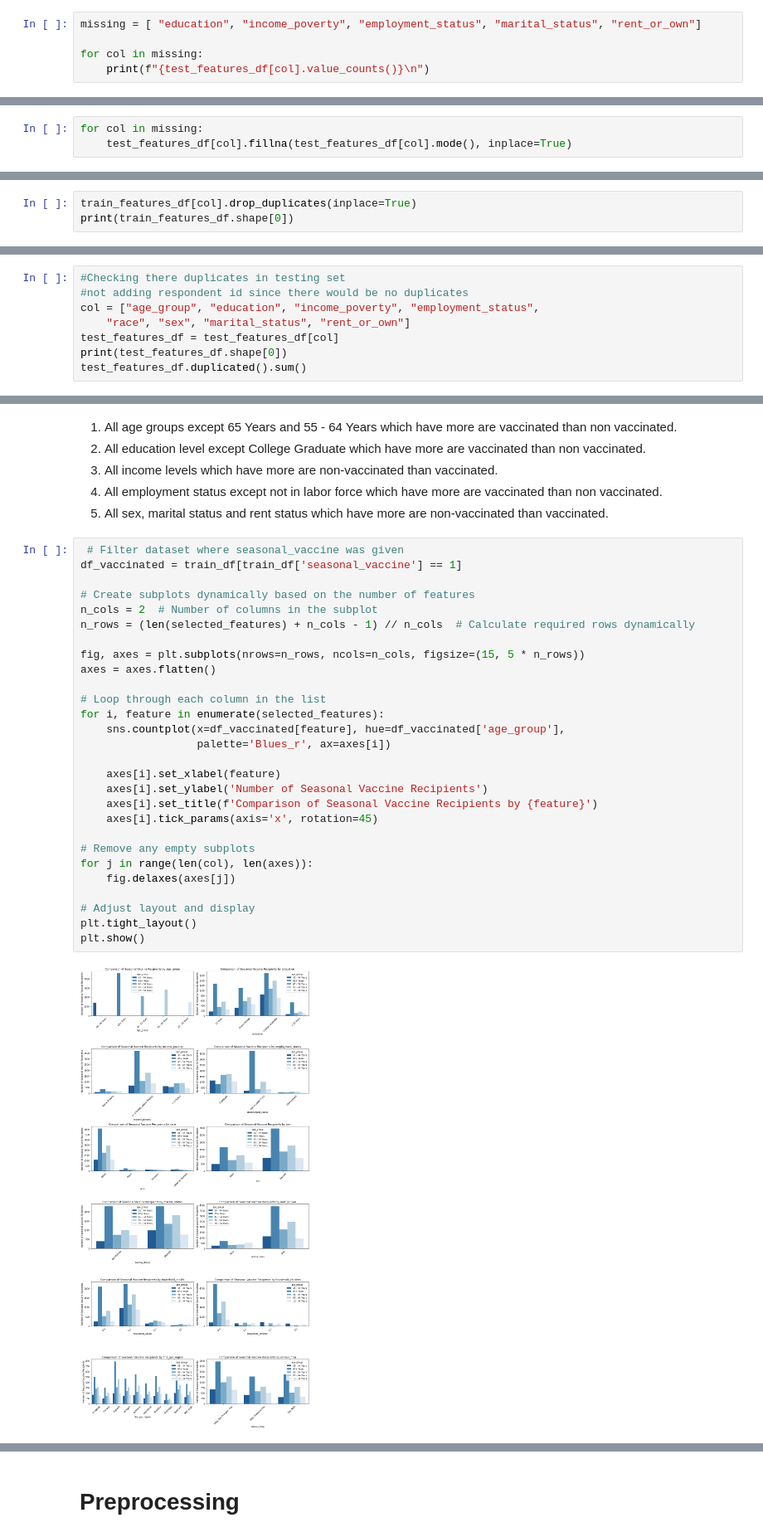
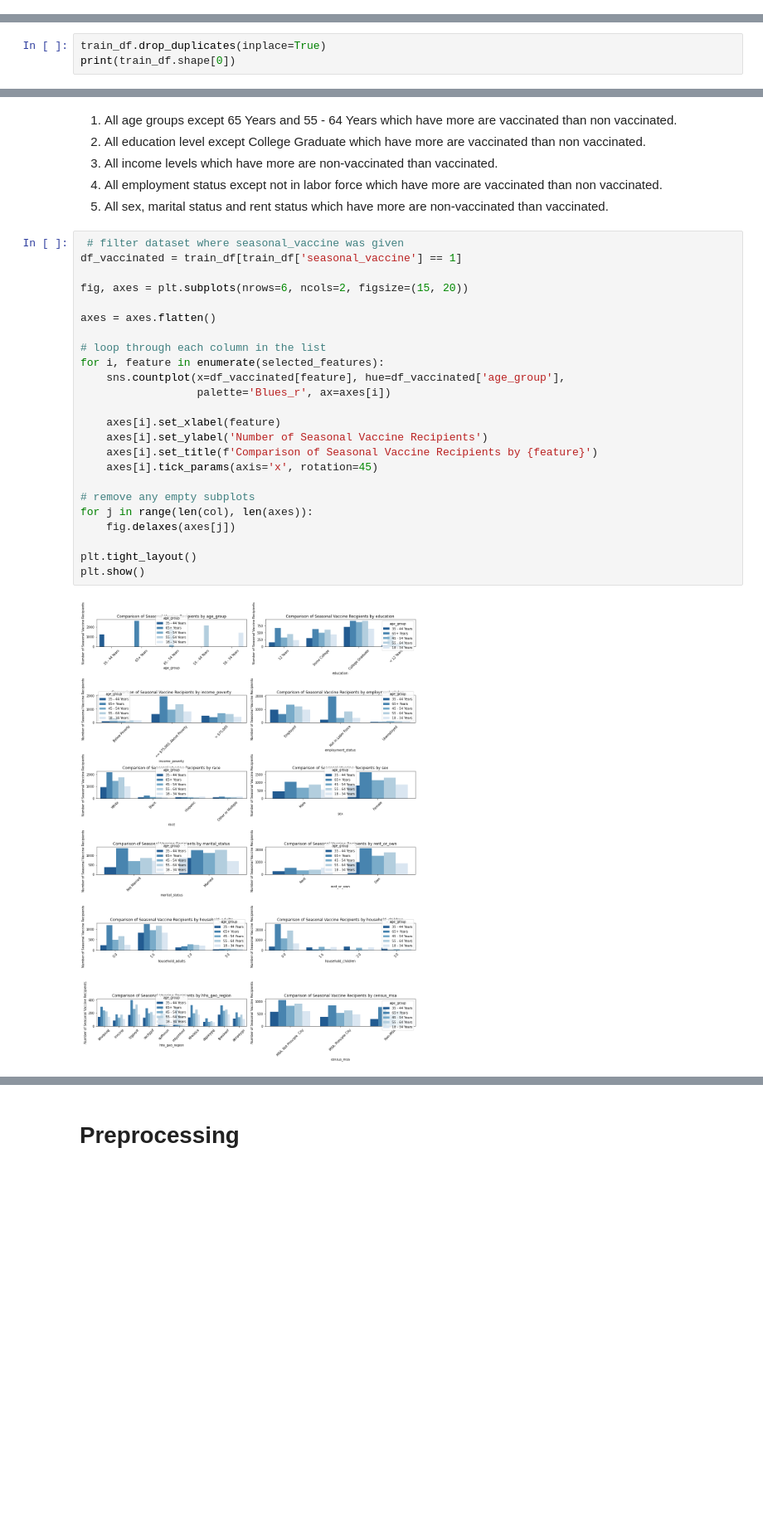
Before and after one commit to Sego-Mich/mich_phase_3_final_project, a Jupyter notebook: index.ipynb, the cells around one changed output, grey strips where cells are left out. Shown at 83% size. Drawn from its saved outputs; the diff is of its cells as text; blank space fills up the shorter version.

```diff
--- a/index.ipynb
+++ b/index.ipynb
@@ -488,5 +299,0 @@
-# %%
-missing = [ "education", "income_poverty", "employment_status", "marital_status", "rent_or_own"]
-
-for col in missing:
-    print(f"{test_features_df[col].value_counts()}\n")
@@ -513,3 +299,0 @@ Replacing missing values with mode since many are categorical columns
-# %%
-for col in missing:
-    test_features_df[col].fillna(test_features_df[col].mode(), inplace=True)
@@ -567,4 +321,4 @@ train_features_df[col].duplicated().sum()
 # %%
-train_features_df[col].drop_duplicates(inplace=True)
-print(train_features_df.shape[0])
+train_df.drop_duplicates(inplace=True)
+print(train_df.shape[0])
 # %% [output]
@@ -572,8 +325,0 @@ print(train_features_df.shape[0])
-# %%
-#Checking there duplicates in testing set
-#not adding respondent id since there would be no duplicates
-col = ["age_group", "education", "income_poverty", "employment_status",
-    "race", "sex", "marital_status", "rent_or_own"]
-test_features_df = test_features_df[col]
-print(test_features_df.shape[0])
-test_features_df.duplicated().sum()
@@ -849,33 +585,29 @@ plt.show()
 4. All employment status except not in labor force which have more are vaccinated than non vaccinated.
 5. All sex, marital status and rent status which have more are non-vaccinated than vaccinated.
 # %%
- # Filter dataset where seasonal_vaccine was given
+ # filter dataset where seasonal_vaccine was given
 df_vaccinated = train_df[train_df['seasonal_vaccine'] == 1]
 
-# Create subplots dynamically based on the number of features
-n_cols = 2  # Number of columns in the subplot
-n_rows = (len(selected_features) + n_cols - 1) // n_cols  # Calculate required rows dynamically
+fig, axes = plt.subplots(nrows=6, ncols=2, figsize=(15, 20))
 
-fig, axes = plt.subplots(nrows=n_rows, ncols=n_cols, figsize=(15, 5 * n_rows))
 axes = axes.flatten()
 
-# Loop through each column in the list
+# loop through each column in the list
 for i, feature in enumerate(selected_features):
     sns.countplot(x=df_vaccinated[feature], hue=df_vaccinated['age_group'],
                   palette='Blues_r', ax=axes[i])
 
     axes[i].set_xlabel(feature)
     axes[i].set_ylabel('Number of Seasonal Vaccine Recipients')
     axes[i].set_title(f'Comparison of Seasonal Vaccine Recipients by {feature}')
     axes[i].tick_params(axis='x', rotation=45)
 
-# Remove any empty subplots
+# remove any empty subplots
 for j in range(len(col), len(axes)):
     fig.delaxes(axes[j])
 
-# Adjust layout and display
 plt.tight_layout()
 plt.show()
 # %% [output]
-[figure, old version]
+[figure, new version]
 # %%
```
Also changed, not shown: parts of 65 cells of this notebook, 6 other files.
